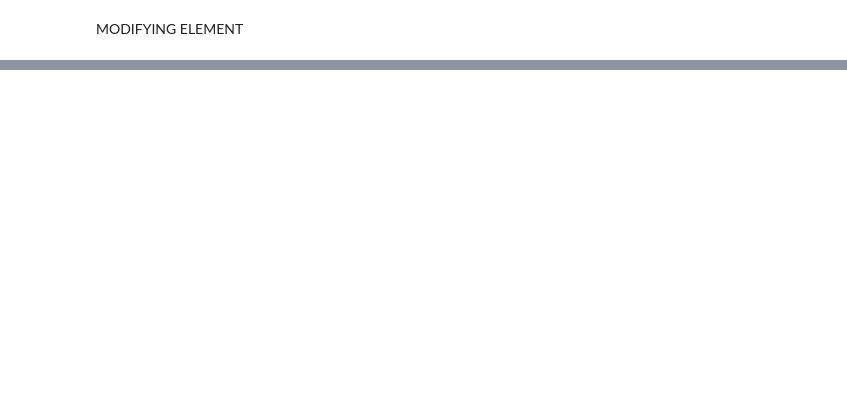
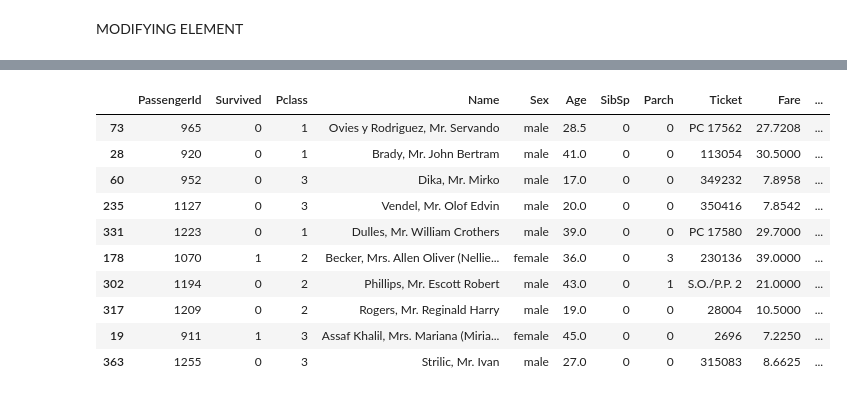
Before and after one commit to devendrapandey2005/DSA-.PY, a Jupyter notebook: 7th_sem_python_aur_ml.ipynb, the cells around one changed output, grey strips where cells are left out. Cells and saved outputs as stored; diff of their text form; code cells hidden in the pictures; blank space fills up the shorter version.

```diff
--- a/7th_sem_python_aur_ml.ipynb
+++ b/7th_sem_python_aur_ml.ipynb
@@ -1511,0 +1333,14 @@ dtype: int64
+# %%
+titanic.sample(10)#by default it give one randonm value
+# %% [output]
+|  | PassengerId | Survived | Pclass | Name | Sex | Age | SibSp | Parch | Ticket | Fare | ... |
+| 73 | 965 | 0 | 1 | Ovies y Rodriguez, Mr. Servando | male | 28.5 | 0 | 0 | PC 17562 | 27.7208 | ... |
+| 28 | 920 | 0 | 1 | Brady, Mr. John Bertram | male | 41.0 | 0 | 0 | 113054 | 30.5000 | ... |
+| 60 | 952 | 0 | 3 | Dika, Mr. Mirko | male | 17.0 | 0 | 0 | 349232 | 7.8958 | ... |
+| 235 | 1127 | 0 | 3 | Vendel, Mr. Olof Edvin | male | 20.0 | 0 | 0 | 350416 | 7.8542 | ... |
+| 331 | 1223 | 0 | 1 | Dulles, Mr. William Crothers | male | 39.0 | 0 | 0 | PC 17580 | 29.7000 | ... |
+| 178 | 1070 | 1 | 2 | Becker, Mrs. Allen Oliver (Nellie... | female | 36.0 | 0 | 3 | 230136 | 39.0000 | ... |
+| 302 | 1194 | 0 | 2 | Phillips, Mr. Escott Robert | male | 43.0 | 0 | 1 | S.O./P.P. 2 | 21.0000 | ... |
+| 317 | 1209 | 0 | 2 | Rogers, Mr. Reginald Harry | male | 19.0 | 0 | 0 | 28004 | 10.5000 | ... |
+| 19 | 911 | 1 | 3 | Assaf Khalil, Mrs. Mariana (Miria... | female | 45.0 | 0 | 0 | 2696 | 7.2250 | ... |
+| 363 | 1255 | 0 | 3 | Strilic, Mr. Ivan | male | 27.0 | 0 | 0 | 315083 | 8.6625 | ... |
```
Also changed, not shown: parts of 167 cells of this notebook.
